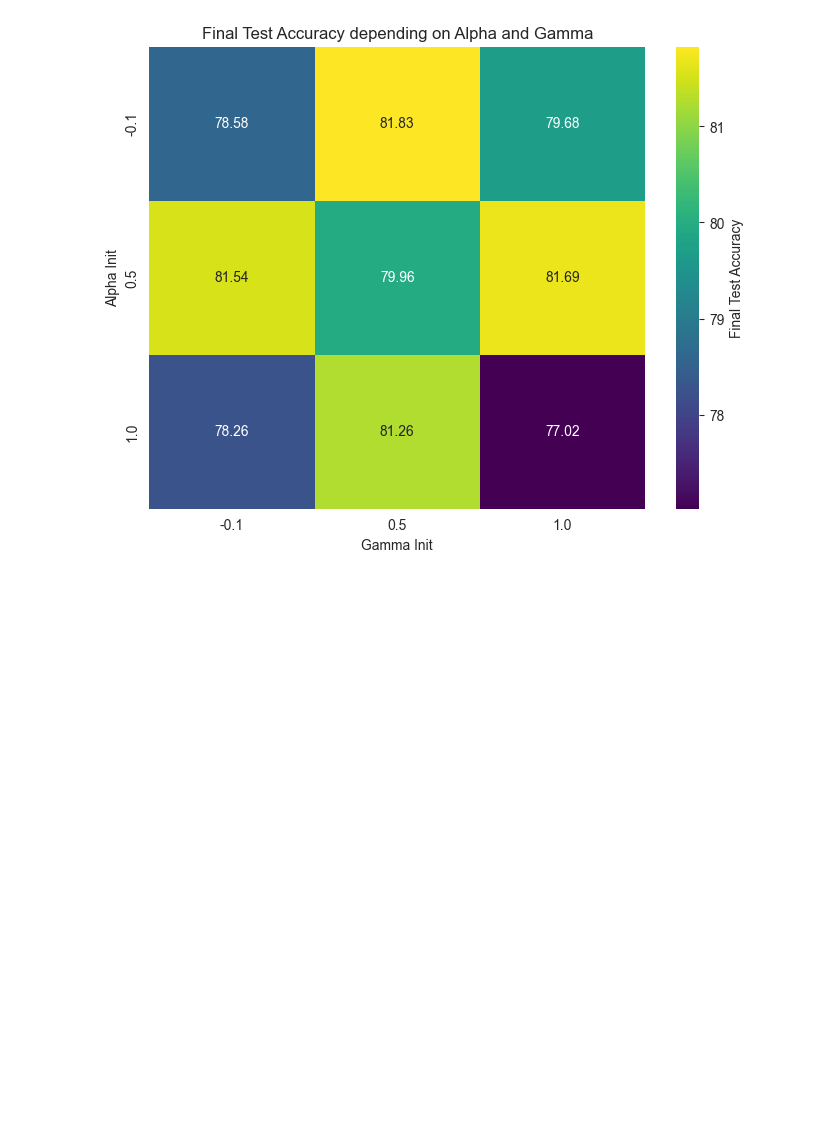
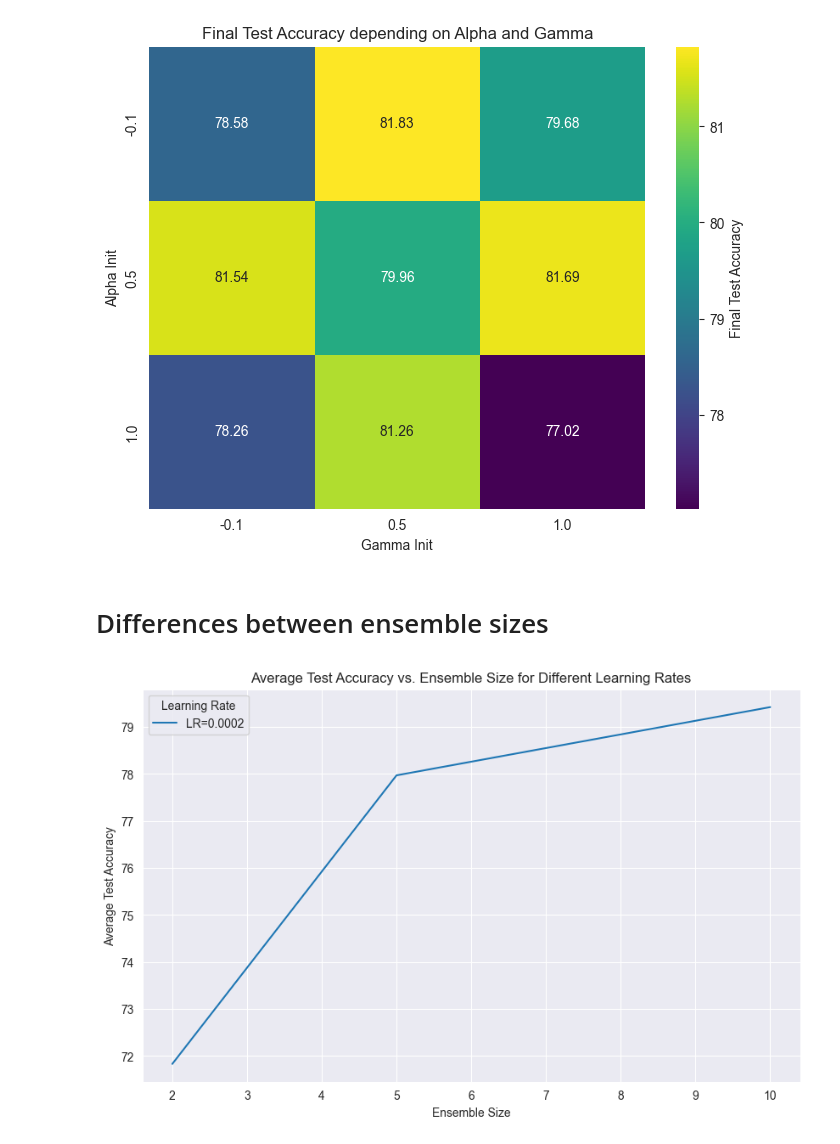
Before and after one commit to stefanielnz/P7_BatchEnsemble, a Jupyter notebook: code/CNN_Parameter_Testing.ipynb, the cells around one changed output. Drawn from its saved outputs; the diff is of its cells as text; code cells hidden in the pictures; blank space fills up the shorter version.

Commit message:
fiirst plot with different parameter

```diff
--- a/code/CNN_Parameter_Testing.ipynb
+++ b/code/CNN_Parameter_Testing.ipynb
@@ -22,3 +22,33 @@ plt.ylabel("Alpha Init")
 plt.show()
 # %% [output]
 [figure]
+# %% [markdown]
+# Differences between ensemble sizes
+# %%
+import pandas as pd
+import matplotlib.pyplot as plt
+
+# Load the CSV file
+file_path = 'data/ensemble_size_results.csv'
+df = pd.read_csv(file_path)
+
+# Extract the relevant columns: ensemble_size, lr, and avg_test_accuracy
+df_subset = df[['ensemble_size', 'lr', 'avg_test_accuracy']]
+
+# Create the plot
+plt.figure(figsize=(10, 6))
+
+# Create a plot for each learning rate
+for lr_value in df_subset['lr'].unique():
+    subset = df_subset[df_subset['lr'] == lr_value]
+    plt.plot(subset['ensemble_size'], subset['avg_test_accuracy'], label=f'LR={lr_value}')
+
+# Label the axes and add a title
+plt.xlabel('Ensemble Size')
+plt.ylabel('Average Test Accuracy')
+plt.title('Average Test Accuracy vs. Ensemble Size for Different Learning Rates')
+plt.legend(title='Learning Rate')
+plt.grid(True)
+plt.show()
+# %% [output]
+[figure, added]
```
Also changed, not shown: parts of 3 cells of this notebook, 2 other files.
